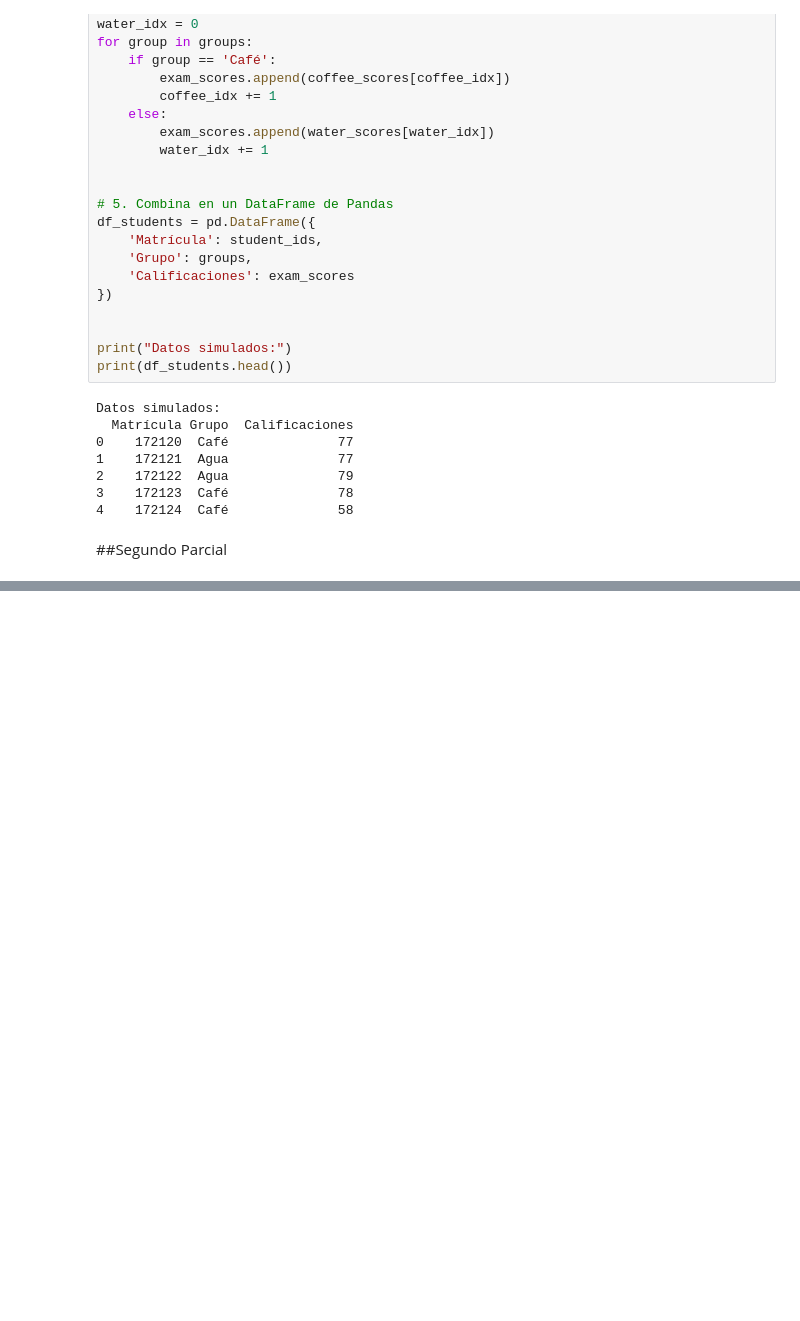
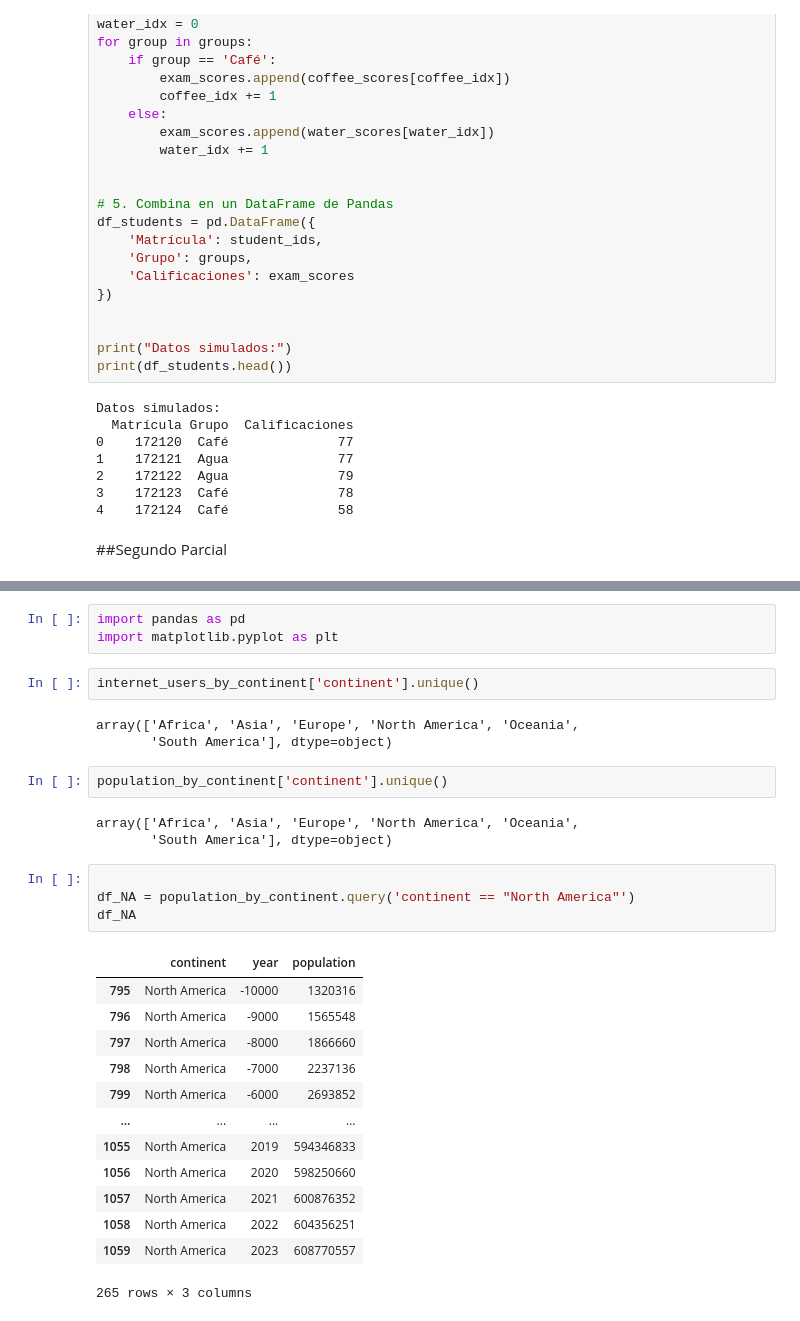
Before and after one commit to 175329/Mineria-de-datos, a Jupyter notebook: MineriaDeDatos.ipynb, the cells around one changed output, grey strips where cells are left out. Drawn from its saved outputs; the diff is of its cells as text; blank space fills up the shorter version.

```diff
--- a/MineriaDeDatos.ipynb
+++ b/MineriaDeDatos.ipynb
@@ -1382,0 +1395,31 @@ df_dict = {'species'}
+# %%
+import pandas as pd
+import matplotlib.pyplot as plt
+# %%
+internet_users_by_continent['continent'].unique()
+# %% [output]
+array(['Africa', 'Asia', 'Europe', 'North America', 'Oceania',
+       'South America'], dtype=object)
+# %%
+population_by_continent['continent'].unique()
+# %% [output]
+array(['Africa', 'Asia', 'Europe', 'North America', 'Oceania',
+       'South America'], dtype=object)
+# %%
+
+df_NA = population_by_continent.query('continent == "North America"')
+df_NA
+# %% [output]
+|  | continent | year | population |
+| 795 | North America | -10000 | 1320316 |
+| 796 | North America | -9000 | 1565548 |
+| 797 | North America | -8000 | 1866660 |
+| 798 | North America | -7000 | 2237136 |
+| 799 | North America | -6000 | 2693852 |
+| ... | ... | ... | ... |
+| 1055 | North America | 2019 | 594346833 |
+| 1056 | North America | 2020 | 598250660 |
+| 1057 | North America | 2021 | 600876352 |
+| 1058 | North America | 2022 | 604356251 |
+| 1059 | North America | 2023 | 608770557 |
+265 rows × 3 columns
```
Also changed, not shown: parts of 3 cells of this notebook.
